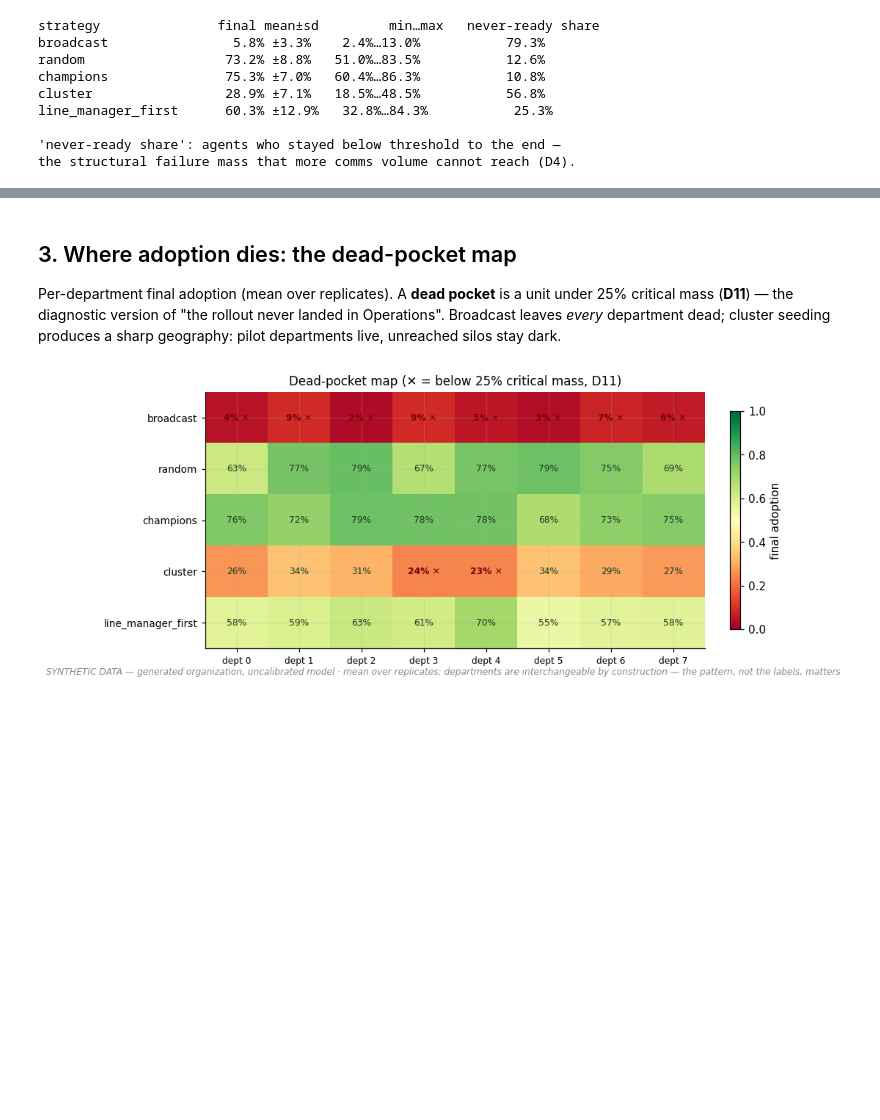
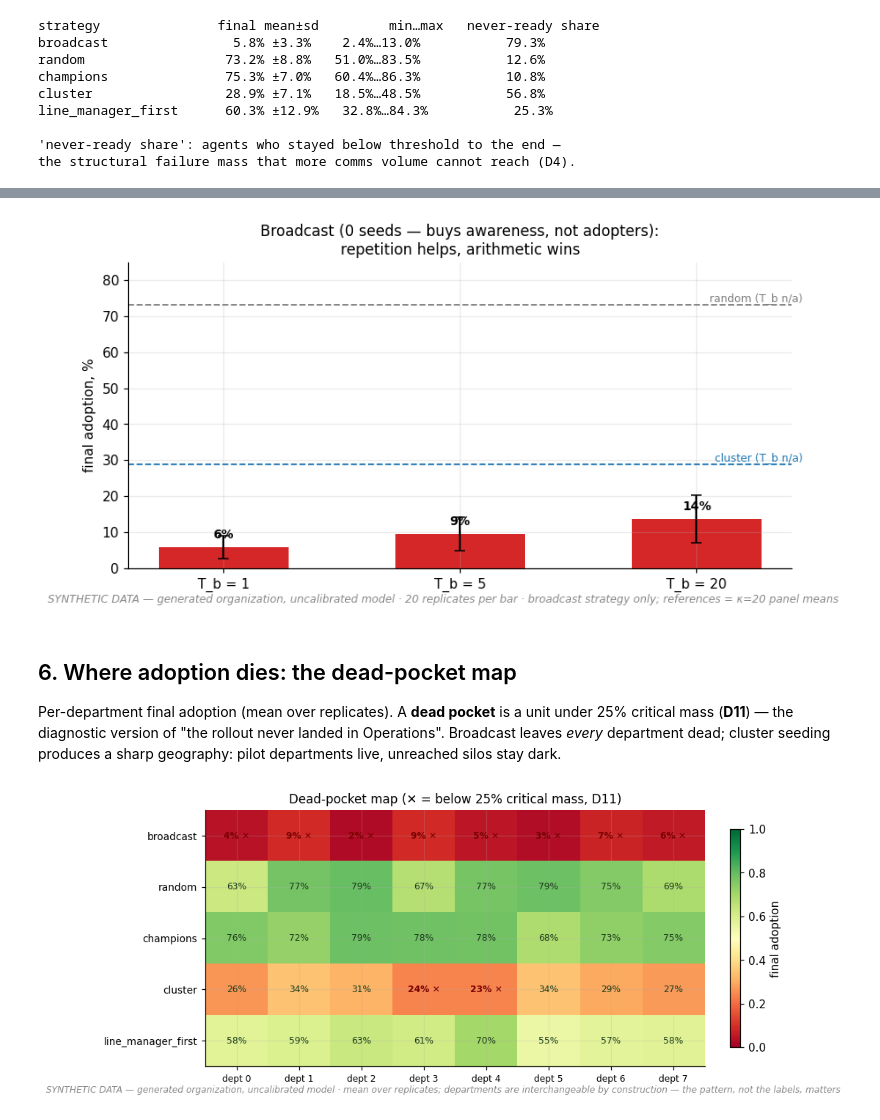
Before and after one commit to PaulBufort/adoption-sim, a Jupyter notebook: experiments/01_broadcast_vs_cluster.ipynb, the cells around one changed output, grey strips where cells are left out. Saved outputs shown, nothing was run; the diff lists cells and outputs as text; code cells hidden in the pictures; blank space fills up the shorter version.

```diff
--- a/experiments/01_broadcast_vs_cluster.ipynb
+++ b/experiments/01_broadcast_vs_cluster.ipynb
@@ -215,5 +292,28 @@ the structural failure mass that more comms volume cannot reach (D4).
+# %%
+tb_rows = exp1.run_broadcast_duration_sweep(SC)
+tb = exp1.finals_by(tb_rows, "dynamics.broadcast_steps")
+fig, ax = plotting.fig_with_stamp(figsize=(7.5, 4),
+    note=f"{reps} replicates per bar · broadcast strategy only; references = κ=20 panel means")
+xs = np.arange(len(exp1.TB_AXIS))
+means = [np.mean(tb[(t,)]) * 100 for t in exp1.TB_AXIS]
+sds = [np.std(tb[(t,)]) * 100 for t in exp1.TB_AXIS]
+ax.bar(xs, means, yerr=sds, capsize=4, color=plotting.STRATEGY_COLORS["broadcast"], width=0.55)
+for x, m in zip(xs, means):
+    ax.text(x, m + 2.5, f"{m:.0f}%", ha="center", fontsize=9, fontweight="bold")
+for label, value, color in (
+    ("cluster (T_b n/a)", 28.9, plotting.STRATEGY_COLORS["cluster"]),
+    ("random (T_b n/a)", 73.2, plotting.STRATEGY_COLORS["random"]),
+):
+    ax.axhline(value, color=color, linestyle="--", lw=1.2)
+    ax.text(2.45, value + 1, label, fontsize=8, color=color, ha="right")
+ax.set_xticks(xs, [f"T_b = {t}" for t in exp1.TB_AXIS])
+ax.set_ylabel("final adoption, %"); ax.set_ylim(0, 85)
+ax.set_title("Broadcast (0 seeds — buys awareness, not adopters):\nrepetition helps, arithmetic wins", fontsize=11)
+plt.show()
+# %% [output]
+[figure, added]
 # %% [markdown]
-## 3. Where adoption dies: the dead-pocket map
+## 6. Where adoption dies: the dead-pocket map
 
 Per-department final adoption (mean over replicates). A **dead pocket** is a unit under
 25% critical mass (**D11**) — the diagnostic version of "the rollout never landed in
```
Also changed, not shown: parts of 15 cells of this notebook, 19 other files.
